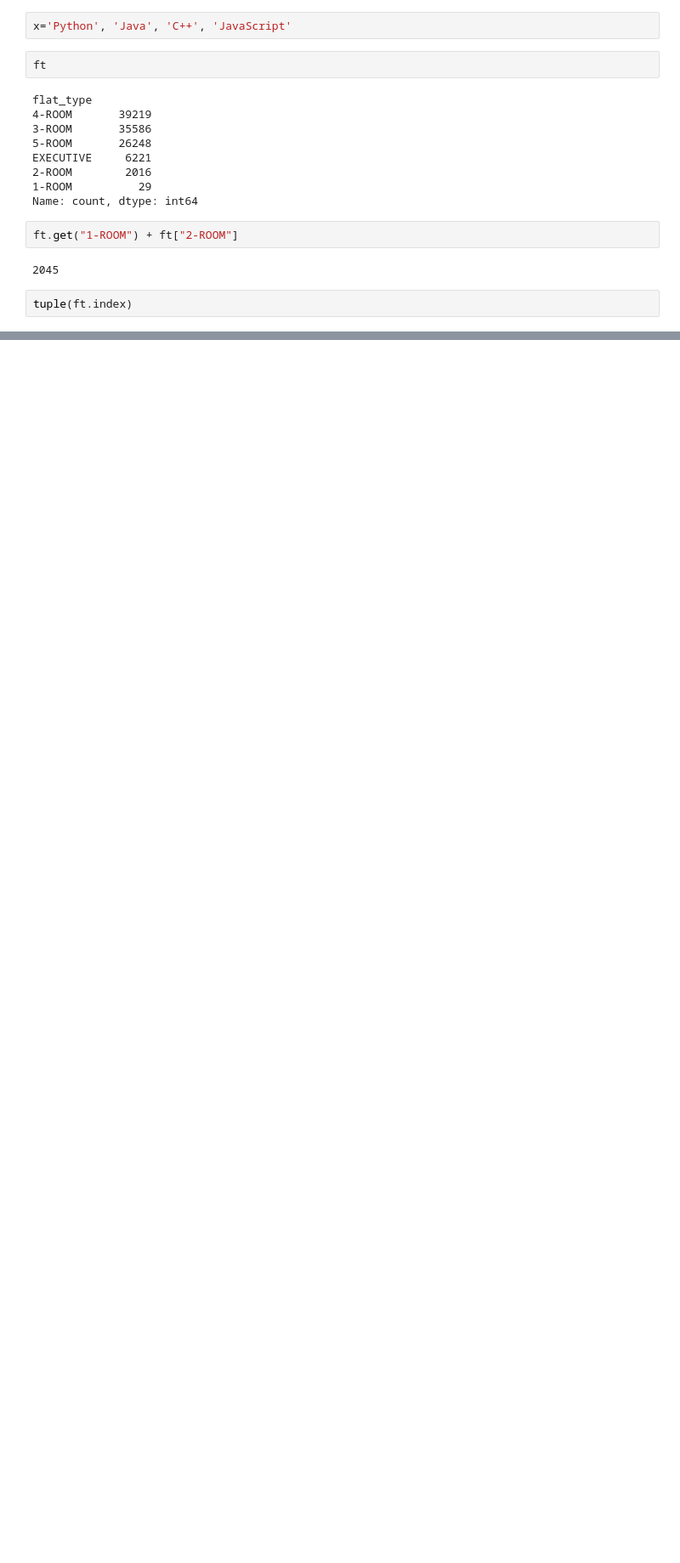
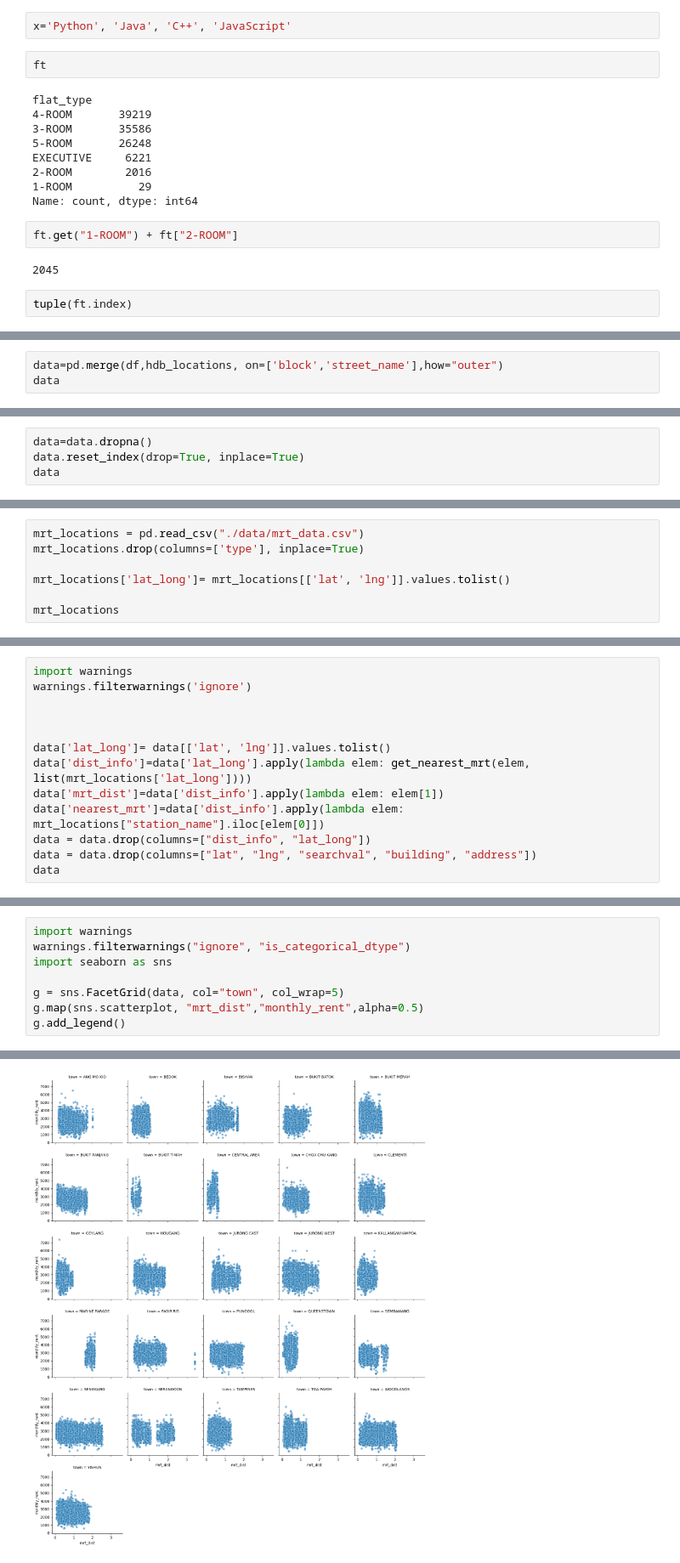
Before and after one commit to priyabiswas12/HDB_Pricing, a Jupyter notebook: notebooks/rental.ipynb, the cells around one changed output, grey strips where cells are left out. Shown at 85% size. Drawn from its saved outputs; the diff is of its cells as text; blank space fills up the shorter version.

```diff
--- a/notebooks/rental.ipynb
+++ b/notebooks/rental.ipynb
@@ -401,0 +441,3 @@ tuple(ft.index)
+# %%
+data=pd.merge(df,hdb_locations, on=['block','street_name'],how="outer")
+data
@@ -401,0 +458,4 @@ tuple(ft.index)
+# %%
+data=data.dropna()
+data.reset_index(drop=True, inplace=True)
+data
@@ -401,0 +476,7 @@ tuple(ft.index)
+# %%
+mrt_locations = pd.read_csv("./data/mrt_data.csv")
+mrt_locations.drop(columns=['type'], inplace=True)
+
+mrt_locations['lat_long']= mrt_locations[['lat', 'lng']].values.tolist()
+
+mrt_locations
@@ -401,0 +539,13 @@ tuple(ft.index)
+# %%
+import warnings
+warnings.filterwarnings('ignore')
+
+
+
+data['lat_long']= data[['lat', 'lng']].values.tolist()
+data['dist_info']=data['lat_long'].apply(lambda elem: get_nearest_mrt(elem, list(mrt_locations['lat_long'])))
+data['mrt_dist']=data['dist_info'].apply(lambda elem: elem[1])
+data['nearest_mrt']=data['dist_info'].apply(lambda elem: mrt_locations["station_name"].iloc[elem[0]])
+data = data.drop(columns=["dist_info", "lat_long"])
+data = data.drop(columns=["lat", "lng", "searchval", "building", "address"])
+data
@@ -401,0 +566,9 @@ tuple(ft.index)
+# %%
+import warnings
+warnings.filterwarnings("ignore", "is_categorical_dtype")
+import seaborn as sns
+
+g = sns.FacetGrid(data, col="town", col_wrap=5)
+g.map(sns.scatterplot, "mrt_dist","monthly_rent",alpha=0.5)
+g.add_legend()
+# %% [output]
@@ -401,0 +576 @@ tuple(ft.index)
+[figure, added]
```
Also changed, not shown: parts of 12 cells of this notebook, 8 other files.
